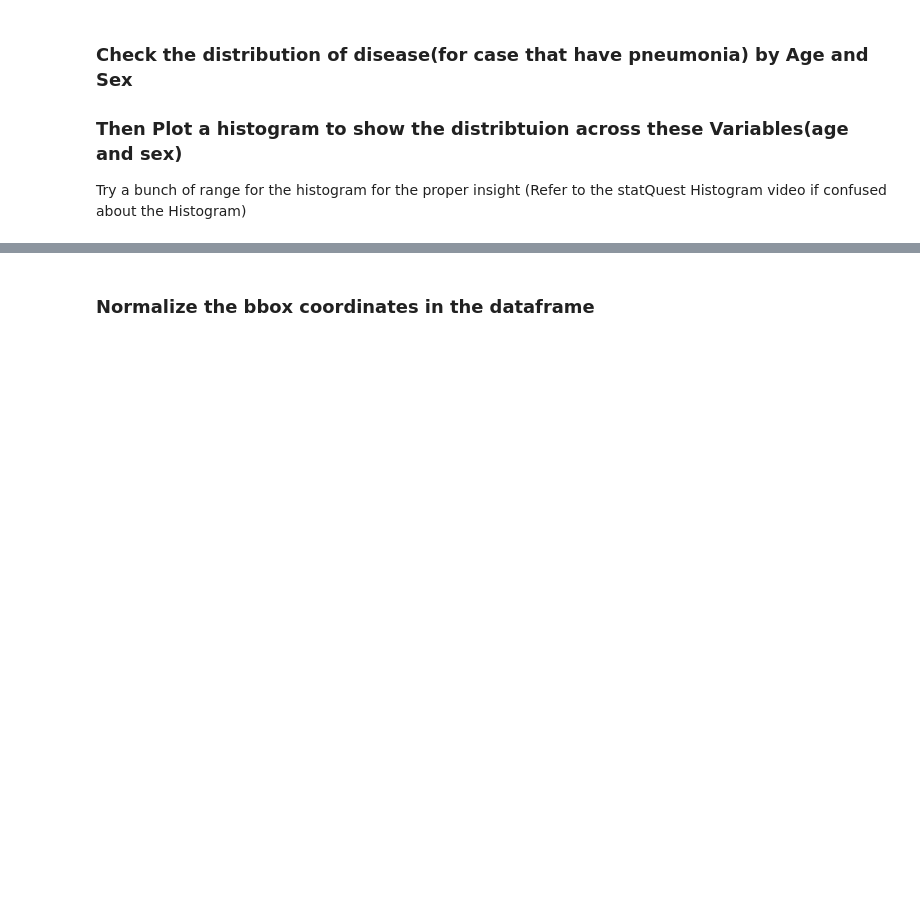
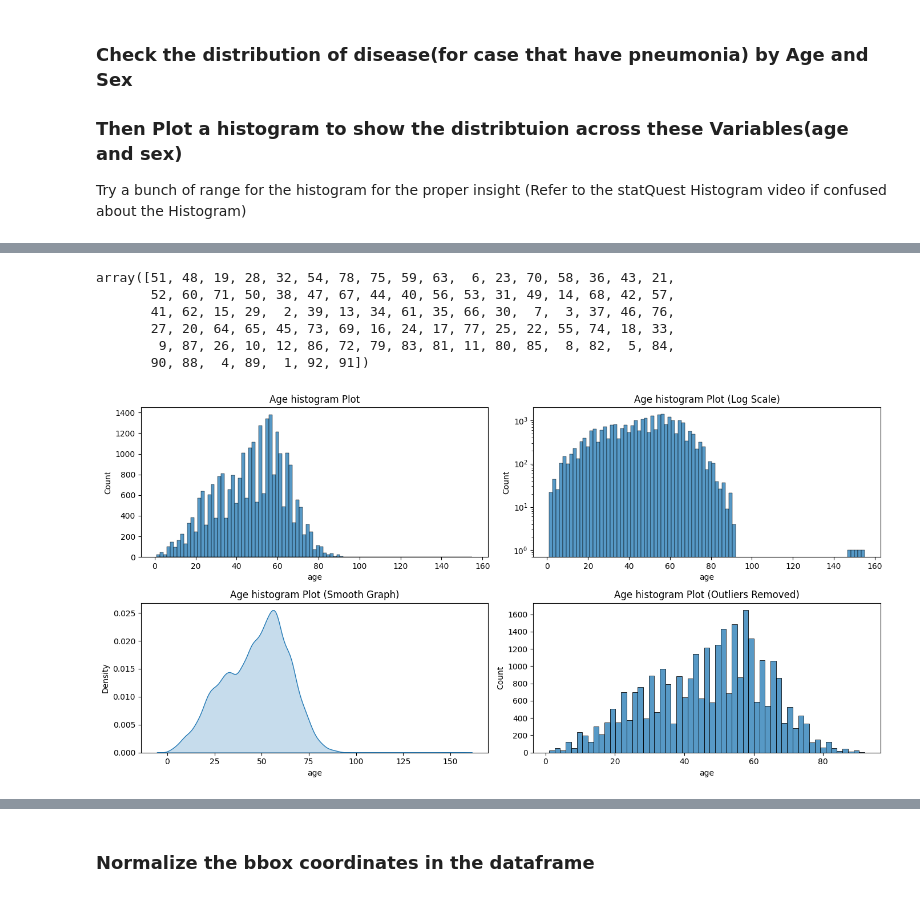
Before and after one commit to kmsmeng/ML_Projects, a Jupyter notebook: Medical_Image_Classification/handle_data.ipynb, the cells around one changed output, grey strips where cells are left out. Cells and saved outputs as stored; diff of their text form; code cells hidden in the pictures; blank space fills up the shorter version.

```diff
--- a/Medical_Image_Classification/handle_data.ipynb
+++ b/Medical_Image_Classification/handle_data.ipynb
@@ -328,0 +342,3 @@ Name: count, dtype: int64
+# %%
+# merge the inital df and the metadata df into one on 'patientId'
+df = pd.concat([df, dcm_metadata['age'], dcm_metadata['sex'], dcm_metadata['view']], axis=1)
@@ -349,0 +373,15 @@ Name: age, Length: 26684, dtype: int64
+# %%
+# since we have age like 155, 151..which dosen't make sense we have to remove these outliers
+age_histogram_data.describe()
+
+Q1 = age_histogram_data.quantile(0.25)
+Q2 = age_histogram_data.quantile(0.5)
+Q3 = age_histogram_data.quantile(0.75)
+
+IQR = Q3 - Q1
+
+print(Q1, Q2, Q3, IQR)
+
+lower_limit = Q1 - 1.5 * IQR
+upper_limit = Q3 + 1.5 * IQR
+print(lower_limit, upper_limit)
@@ -349,0 +401,35 @@ Name: age, Length: 26684, dtype: int64
+# %%
+# new df with all the outliers removed
+no_outlier_df = df[(df.age > lower_limit)&(df.age < upper_limit)]
+no_outlier_df.age.unique()
+# %% [output]
+array([51, 48, 19, 28, 32, 54, 78, 75, 59, 63,  6, 23, 70, 58, 36, 43, 21,
+       52, 60, 71, 50, 38, 47, 67, 44, 40, 56, 53, 31, 49, 14, 68, 42, 57,
+       41, 62, 15, 29,  2, 39, 13, 34, 61, 35, 66, 30,  7,  3, 37, 46, 76,
+       27, 20, 64, 65, 45, 73, 69, 16, 24, 17, 77, 25, 22, 55, 74, 18, 33,
+        9, 87, 26, 10, 12, 86, 72, 79, 83, 81, 11, 80, 85,  8, 82,  5, 84,
+       90, 88,  4, 89,  1, 92, 91])
+# %%
+# Plot histograms for the age data
+
+fig, axes = plt.subplots(2, 2, figsize=(14, 7))
+axes = axes.flatten()
+
+sns.histplot(age_histogram_data, ax=axes[0])
+axes[0].set_title('Age histogram Plot')
+
+# frequncy data of the age is in log scale to visualize the less occuring age data
+sns.histplot(age_histogram_data, ax=axes[1])
+axes[1].set_yscale('log')
+axes[1].set_title('Age histogram Plot (Log Scale)')
+
+
+sns.kdeplot(age_histogram_data, fill=True, ax=axes[2])
+axes[2].set_title('Age histogram Plot (Smooth Graph)')
+
+sns.histplot(no_outlier_df.age, ax=axes[3])
+axes[3].set_title('Age histogram Plot (Outliers Removed)')
+
+plt.tight_layout()
+# %% [output]
+[figure, added]
```
Also changed, not shown: parts of 72 cells of this notebook, 1 other file.
